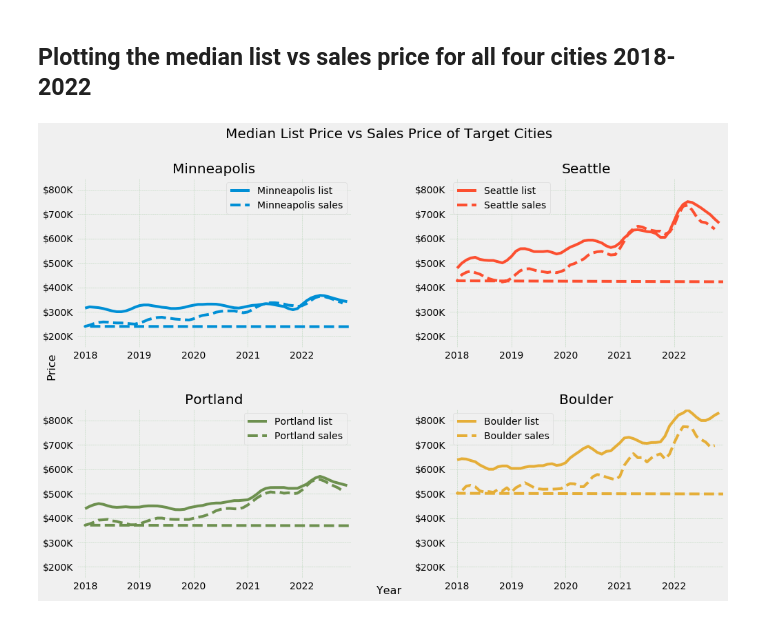
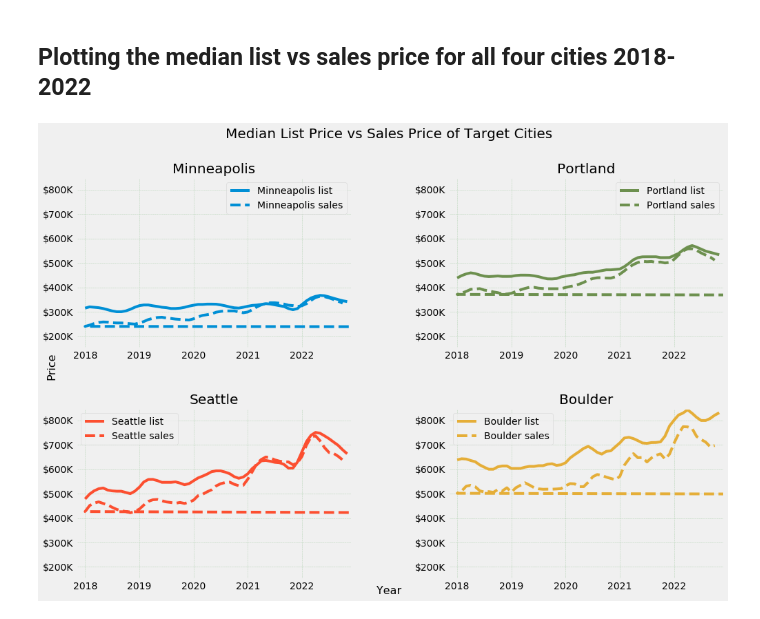
Before and after one commit to earlyann/Zillow_target_city_analysis, a Jupyter notebook: zillow.ipynb, the cells around one changed output. Cells and saved outputs as stored; diff of their text form; code cells hidden in the pictures.

```diff
--- a/zillow.ipynb
+++ b/zillow.ipynb
@@ -351,17 +351,17 @@ fig, axs = plt.subplots(nrows=2, ncols=2, figsize=(15, 10))
 
 # set the titles for each subplot
 axs[0, 0].set_title('Minneapolis')
-axs[0, 1].set_title('Seattle')
-axs[1, 0].set_title('Portland')
+axs[1, 0].set_title('Seattle')
+axs[0, 1].set_title('Portland')
 axs[1, 1].set_title('Boulder')
 
 # create the line plots for each city
 axs[0, 0].plot(mpls_lst_data, label='Minneapolis list', color=color_pal[0])
 axs[0, 0].plot(mpls_sale_data, label='Minneapolis sales', color=color_pal[0], linestyle='--')
-axs[0, 1].plot(stl_lst_data, label='Seattle list', color=color_pal[1])
-axs[0, 1].plot(stl_sale_data, label='Seattle sales', color=color_pal[1], linestyle='--')
-axs[1, 0].plot(prt_lst_data, label='Portland list', color=color_pal[3])
-axs[1, 0].plot(prt_sale_data, label='Portland sales', color=color_pal[3], linestyle='--')
+axs[1, 0].plot(stl_lst_data, label='Seattle list', color=color_pal[1])
+axs[1, 0].plot(stl_sale_data, label='Seattle sales', color=color_pal[1], linestyle='--')
+axs[0, 1].plot(prt_lst_data, label='Portland list', color=color_pal[3])
+axs[0, 1].plot(prt_sale_data, label='Portland sales', color=color_pal[3], linestyle='--')
 axs[1, 1].plot(bldr_lst_data, label='Boulder list', color=color_pal[2])
 axs[1, 1].plot(bldr_sale_data, label='Boulder sales', color=color_pal[2], linestyle='--')
 
@@ -382,31 +382,31 @@ for ax in axs.flat:
     ax.set_xticks(positions)
     ax.set_xticklabels(labels)
     ax.set_ylim(150000, 850000)  # set y-limits
 
 # apply the y-axis label formatting to all subplots
 for ax in axs.flat:
     ax.yaxis.set_major_formatter(
         plt.FuncFormatter(lambda x, p: '${:,.1f}M'.format(x / 1000000) if x >= 1000000 else '${:,.0f}K'.format(x / 1000)))
 
     # set proporties for the grid
     ax.grid(alpha= .25, color = 'green', linestyle = '--', linewidth = 0.5)
 
     # set the x-limits
     ax.set_xlim(-2, len(mpls_lst_data))
 
     # add a legend
     ax.legend(loc='best')
 
 # adjust the spacing between subplots
 fig.subplots_adjust(hspace=0.35, wspace=0.35)
 
 # set title
 fig.suptitle('Median List Price vs Sales Price of Target Cities', fontsize=20)
 
 # Save your graph as a PNG file in the "visualizations" folder
 plt.savefig('/Users/laceymorgan/Desktop/Zillow_target_city_analysis/figures/sales_v_list_all.png', dpi=300)
 
 # show the plot
 plt.show()
 # %% [output]
-[figure, old version]
+[figure, new version]
```
Also changed, not shown: parts of 4 cells of this notebook, 5 other files.
